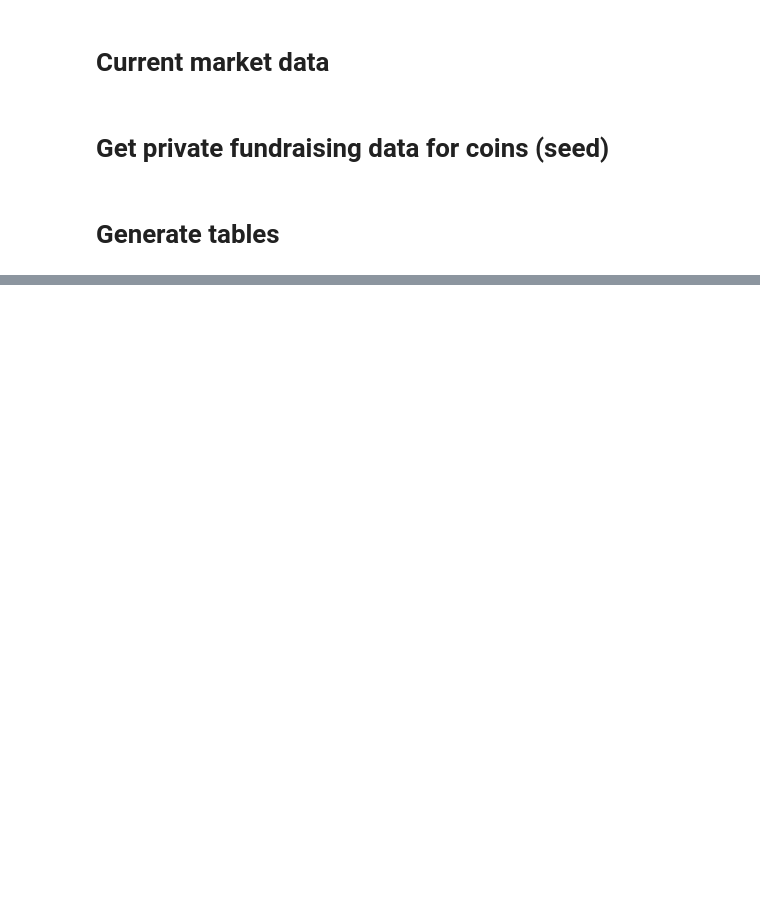
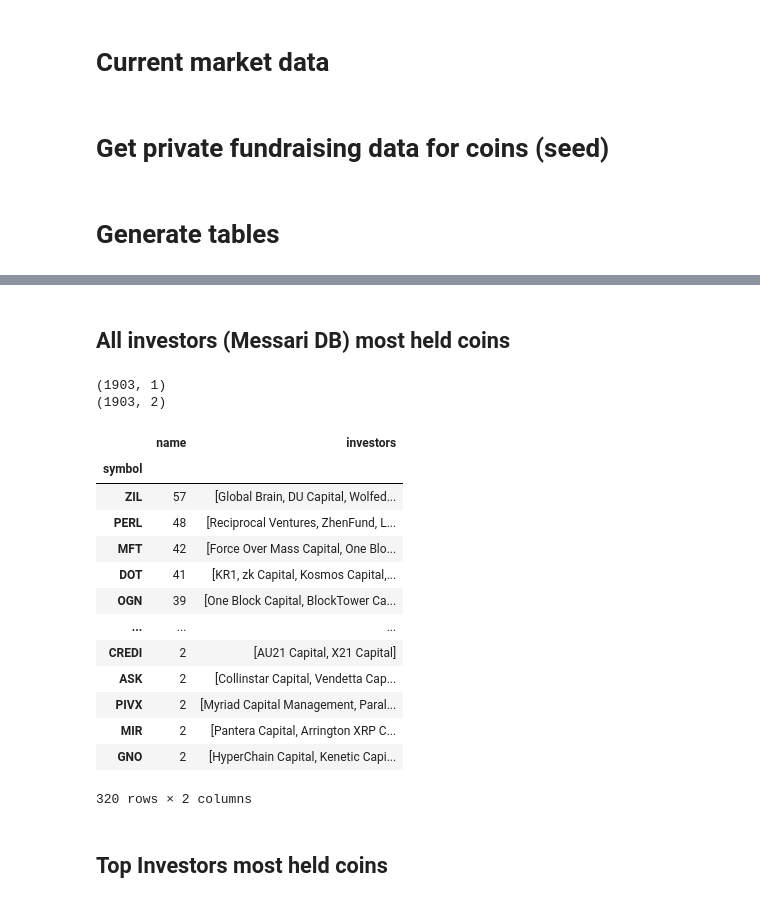
Before and after one commit to Friedrichz/crypto_tooling, a Jupyter notebook: track_vc_tokens.ipynb, the cells around one changed output, grey strips where cells are left out. Saved outputs shown, nothing was run; the diff lists cells and outputs as text; code cells hidden in the pictures; blank space fills up the shorter version.

```diff
--- a/track_vc_tokens.ipynb
+++ b/track_vc_tokens.ipynb
@@ -36,3 +39,23 @@ len(data)
 # [(n,i) for n, i in enumerate([i["name"] for i in data])]
 # %% [output]
 2000
+# %%
+# Get list of private investors
+def get_investors(record):
+  name = record["name"]
+  symbol = record["symbol"]
+  investors = []
+  coin_investors = record["profile"]["investors"]["organizations"]
+  if coin_investors != None:
+    investors = [i["name"] for i in coin_investors]
+
+  return dict(
+      name = name,
+      symbol = symbol,
+      investors = investors,
+  )
+
+inv_data = [get_investors(record) for record in data]
+print(len(inv_data))
+inv_df = pd.DataFrame.from_records(inv_data).drop_duplicates("symbol")
+inv_df1 = inv_df.explode("investors")
@@ -446,0 +484,28 @@ df[df.init_supply > 0]
+# %% [markdown]
+## All investors (Messari DB) most held coins
+# %%
+inv_count_df = inv_df1.groupby("symbol").count().sort_values("investors", ascending=False)[["name"]]
+print(inv_count_df.shape)
+inv_count_df1 = inv_count_df.merge(inv_df.set_index("symbol")[["investors"]], left_index=True, right_index=True)
+print(inv_count_df1.shape)
+
+inv_count_df1[inv_count_df1.name > 1].sort_values("name", ascending=False)
+# %% [output]
+(1903, 1)
+(1903, 2)
+|  | name | investors |
+| symbol |  |  |
+| ZIL | 57 | [Global Brain, DU Capital, Wolfed... |
+| PERL | 48 | [Reciprocal Ventures, ZhenFund, L... |
+| MFT | 42 | [Force Over Mass Capital, One Blo... |
+| DOT | 41 | [KR1, zk Capital, Kosmos Capital,... |
+| OGN | 39 | [One Block Capital, BlockTower Ca... |
+| ... | ... | ... |
+| CREDI | 2 | [AU21 Capital, X21 Capital] |
+| ASK | 2 | [Collinstar Capital, Vendetta Cap... |
+| PIVX | 2 | [Myriad Capital Management, Paral... |
+| MIR | 2 | [Pantera Capital, Arrington XRP C... |
+| GNO | 2 | [HyperChain Capital, Kenetic Capi... |
+320 rows × 2 columns
+# %% [markdown]
+## Top Investors most held coins
```
Also changed, not shown: parts of 20 cells of this notebook.
